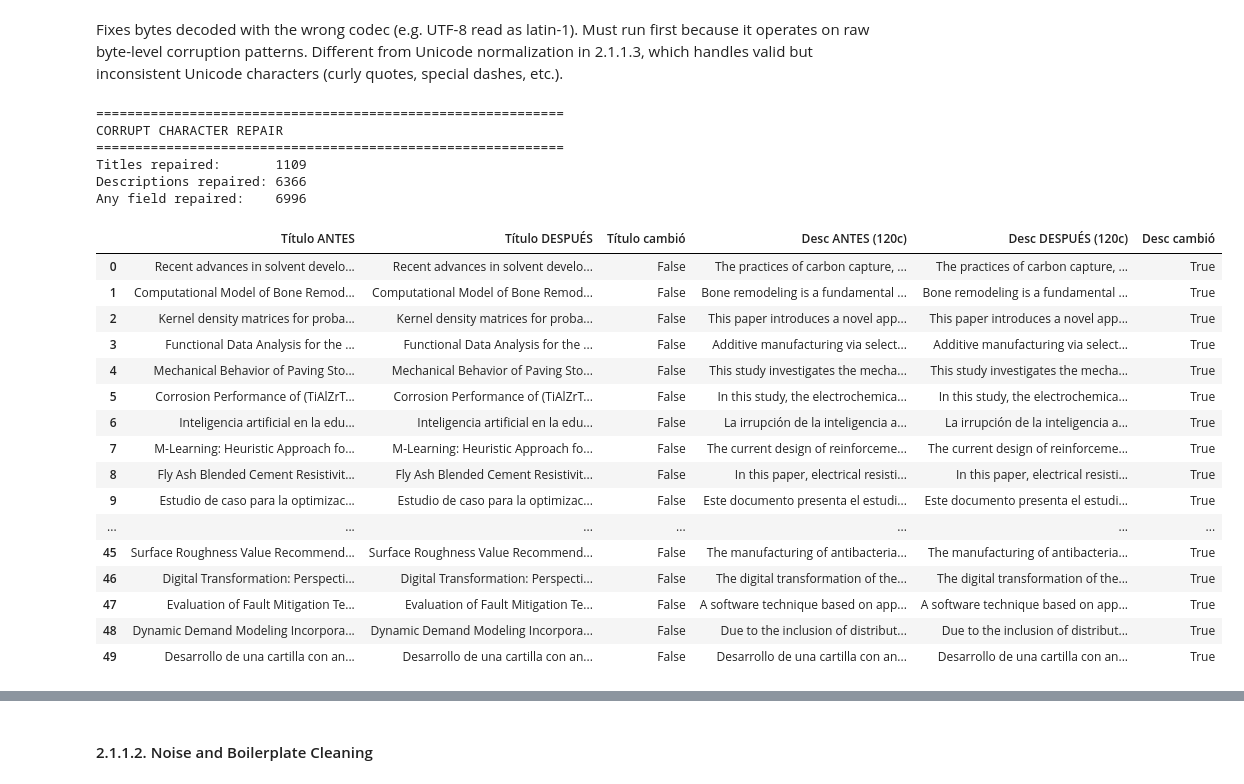
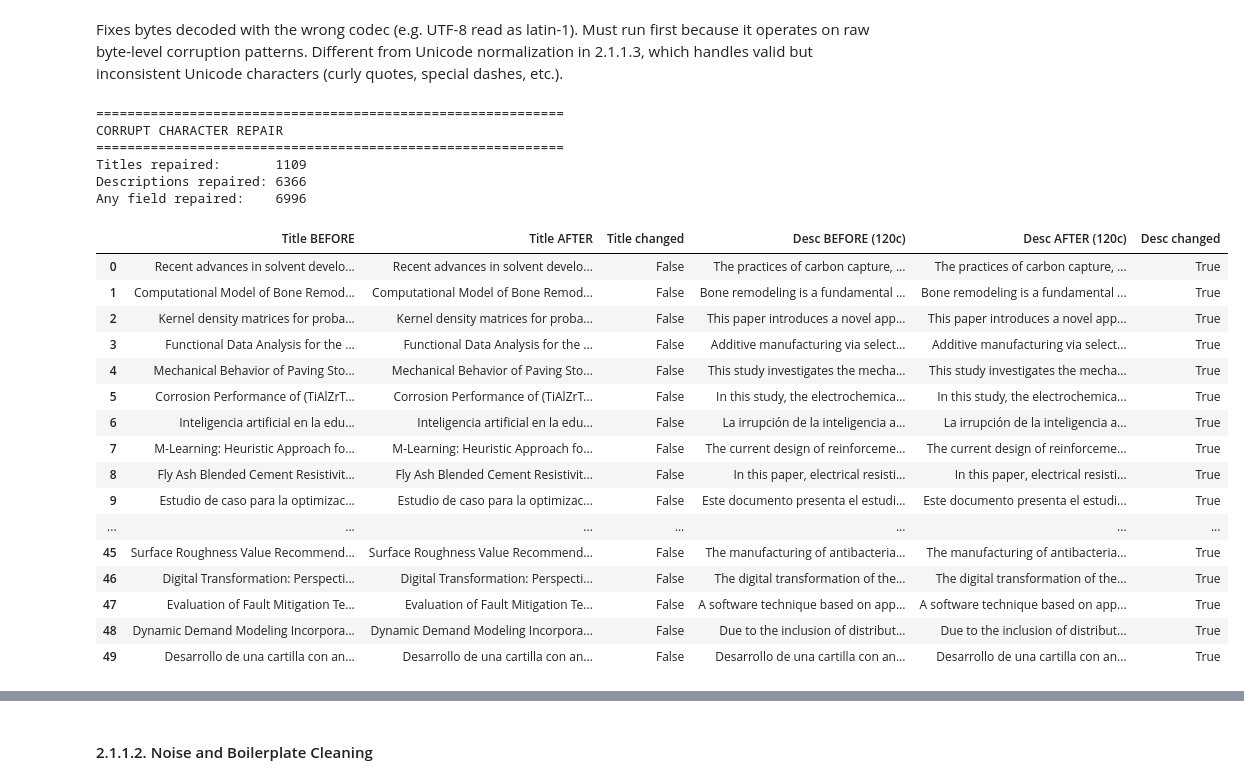
Before and after one commit to fvalderramab/proyecto_horus, a Jupyter notebook: notebooks/02_preprocessing.ipynb, the cells around one changed output, grey strips where cells are left out. Cells and saved outputs as stored; diff of their text form; code cells hidden in the pictures.

```diff
--- a/notebooks/02_preprocessing.ipynb
+++ b/notebooks/02_preprocessing.ipynb
@@ -183,15 +207,15 @@ def load_processed_data_parquet():
 # %% [markdown]
 ### 1.4. Filter to active professors only
 # %%
-docentes_activos_nombres = set(
-    docentes_investigadores_activos['Nombre'].dropna().apply(normalizar_para_match)
+active_professors_names = set(
+    active_research_professors['name'].dropna().apply(normalize_for_match)
 )
-mascara_activos = productos_bogota['Coautores'].apply(
-    lambda x: tiene_docente_activo(x, docentes_activos_nombres)
+active_mask = products_bogota['coauthors'].apply(
+    lambda x: has_active_professor(x, active_professors_names)
 )
-productos_bogota = productos_bogota[mascara_activos].copy().reset_index(drop=True)
-print(f"Records with at least one active professor: {len(productos_bogota)}")
-print(f"Records excluded: {len(mascara_activos) - mascara_activos.sum()}")
+products_bogota = products_bogota[active_mask].copy().reset_index(drop=True)
+print(f"Records with at least one active professor: {len(products_bogota)}")
+print(f"Records excluded: {len(active_mask) - active_mask.sum()}")
 # %% [output]
 Records with at least one active professor: 109836
 Records excluded: 43488
@@ -233,71 +257,71 @@ MOJIBAKE_MAP = {
     # '\ufffd': '', # replacement character �
 }
 
-def reparar_mojibake(texto):
+def fix_mojibake(text):
     """Attempt to fix common encoding corruption patterns."""
-    if pd.isna(texto):
-        return texto
-    texto = str(texto)
-    for corrupto, correcto in MOJIBAKE_MAP.items():
-        texto = texto.replace(corrupto, correcto)
+    if pd.isna(text):
+        return text
+    text = str(text)
+    for corrupt, correct in MOJIBAKE_MAP.items():
+        text = text.replace(corrupt, correct)
     # Try ftfy as a fallback if available
     try:
-        texto = ftfy.fix_text(texto)
+        text = ftfy.fix_text(text)
     except ImportError:
         pass
-    return texto
+    return text
 
 
 # --- Capture before state for comparison ---
-titulo_antes   = productos_bogota['Título original'].copy()
-desc_antes     = productos_bogota['Descripción original'].copy()
+title_before = products_bogota['original_title'].copy()
+desc_before = products_bogota['original_description'].copy()
 
 # --- Apply repair ---
-for col in ['Título original', 'Descripción original']:
-    productos_bogota[col] = productos_bogota[col].apply(reparar_mojibake)
+for col in ['original_title', 'original_description']:
+    products_bogota[col] = products_bogota[col].apply(fix_mojibake)
 
 # --- Identify changed rows ---
-titulo_cambio = titulo_antes.fillna('') != productos_bogota['Título original'].fillna('')
-desc_cambio   = desc_antes.fillna('')   != productos_bogota['Descripción original'].fillna('')
-cualquier_cambio = titulo_cambio | desc_cambio
+title_changed = title_before.fillna('') != products_bogota['original_title'].fillna('')
+desc_changed = desc_before.fillna('') != products_bogota['original_description'].fillna('')
+any_change = title_changed | desc_changed
 
-print(f"Titles repaired:       {titulo_cambio.sum()}")
-print(f"Descriptions repaired: {desc_cambio.sum()}")
-print(f"Any field repaired:    {cualquier_cambio.sum()}")
+print(f"Titles repaired:       {title_changed.sum()}")
+print(f"Descriptions repaired: {desc_changed.sum()}")
+print(f"Any field repaired:    {any_change.sum()}")
 
-if cualquier_cambio.sum() > 0:
-    comparacion = []
-    for idx in productos_bogota[cualquier_cambio].index:
-        comparacion.append({
-            'Título ANTES':        str(titulo_antes.at[idx]),
-            'Título DESPUÉS':      str(productos_bogota.at[idx, 'Título original']),
-            'Título cambió':       titulo_cambio[idx],
-            'Desc ANTES (120c)':   str(desc_antes.at[idx])[:500],
-            'Desc DESPUÉS (120c)': str(productos_bogota.at[idx, 'Descripción original'])[:500],
-            'Desc cambió':         desc_cambio[idx],
+if any_change.sum() > 0:
+    comparison = []
+    for idx in products_bogota[any_change].index:
+        comparison.append({
+            'Title BEFORE':        str(title_before.at[idx]),
+            'Title AFTER':         str(products_bogota.at[idx, 'original_title']),
+            'Title changed':       title_changed[idx],
+            'Desc BEFORE (120c)':  str(desc_before.at[idx])[:500],
+            'Desc AFTER (120c)':   str(products_bogota.at[idx, 'original_description'])[:500],
+            'Desc changed':        desc_changed[idx],
         })
-    df_comparacion = pd.DataFrame(comparacion)
-    display(df_comparacion[df_comparacion[['Título cambió', 'Desc cambió']].any(axis=1)].head(50))
+    df_comparison = pd.DataFrame(comparison)
+    display(df_comparison[df_comparison[['Title changed', 'Desc changed']].any(axis=1)].head(50))
 else:
     print("\nNo mojibake detected. Checking high-density non-ASCII characters:")
-    unicode_density = productos_bogota['Título original'].fillna('').apply(
+    unicode_density = products_bogota['original_title'].fillna('').apply(
         lambda t: sum(1 for c in t if ord(c) > 127) / max(len(t), 1)
     )
-    sospechosos = unicode_density[unicode_density > 0.15].index
-    print(f"High-unicode-density titles found: {len(sospechosos)}")
-    if len(sospechosos):
-        display(productos_bogota.loc[sospechosos,
-                ['Título original', 'Descripción original', 'Facultad']].head(10))
+    suspects = unicode_density[unicode_density > 0.15].index
+    print(f"High-unicode-density titles found: {len(suspects)}")
+    if len(suspects):
+        display(products_bogota.loc[suspects,
+                ['original_title', 'original_description', 'faculty']].head(10))
 
-del titulo_antes, desc_antes, titulo_cambio, desc_cambio, cualquier_cambio
+del title_before, desc_before, title_changed, desc_changed, any_change
 # %% [output]
 ============================================================
 CORRUPT CHARACTER REPAIR
 ============================================================
 Titles repaired:       1109
 Descriptions repaired: 6366
 Any field repaired:    6996
-|  | Título ANTES | Título DESPUÉS | Título cambió | Desc ANTES (120c) | Desc DESPUÉS (120c) | Desc cambió |
+|  | Title BEFORE | Title AFTER | Title changed | Desc BEFORE (120c) | Desc AFTER (120c) | Desc changed |
 | 0 | Recent advances in solvent develo... | Recent advances in solvent develo... | False | The practices of carbon capture, ... | The practices of carbon capture, ... | True |
 | 1 | Computational Model of Bone Remod... | Computational Model of Bone Remod... | False | Bone remodeling is a fundamental ... | Bone remodeling is a fundamental ... | True |
 | 2 | Kernel density matrices for proba... | Kernel density matrices for proba... | False | This paper introduces a novel app... | This paper introduces a novel app... | True |
```
Also changed, not shown: parts of 33 cells of this notebook.
